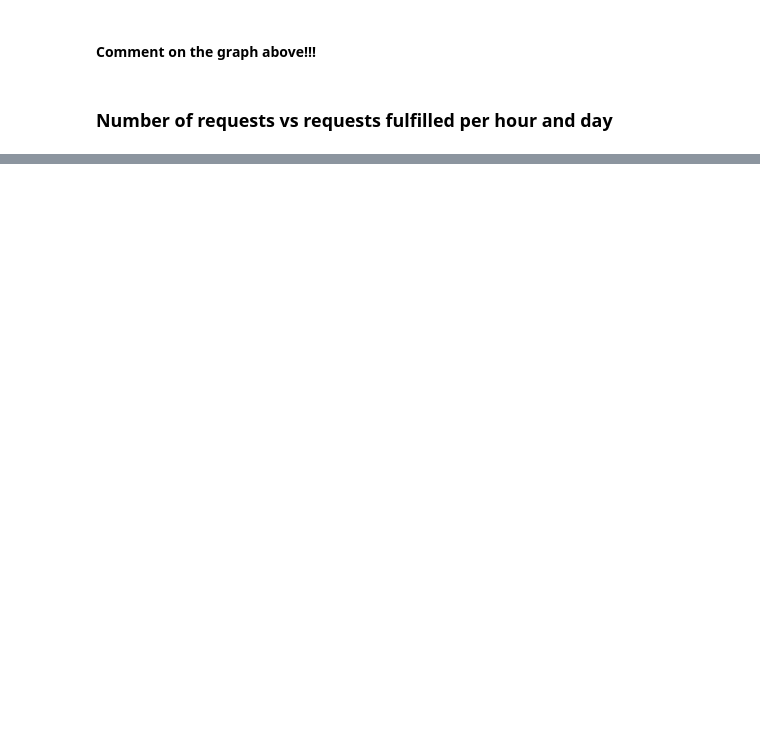
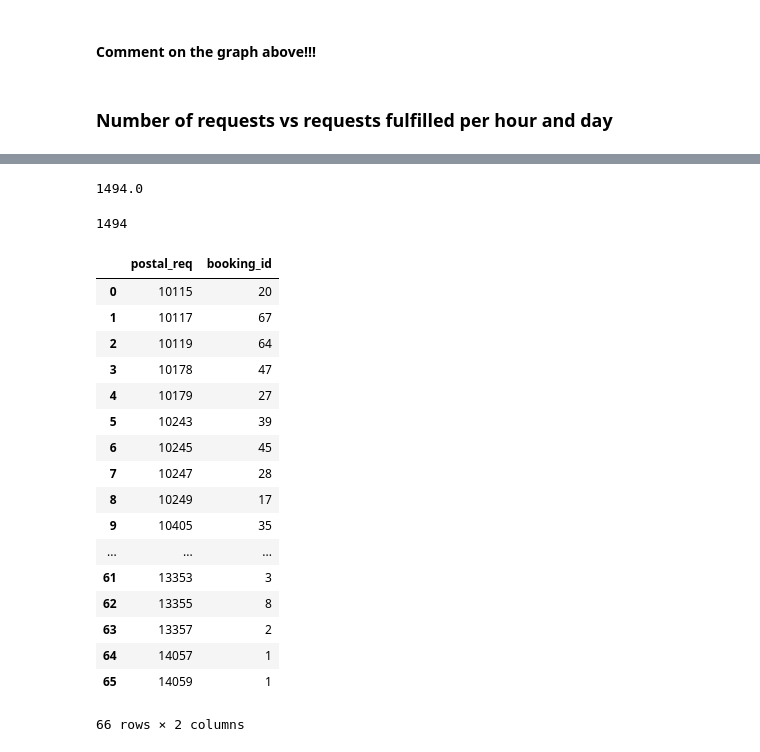
Before and after one commit to jlcoto/door2door_bi, a Jupyter notebook: bi-code-challenge/Exploring_data.ipynb, the cells around one changed output, grey strips where cells are left out. Drawn from its saved outputs; the diff is of its cells as text; code cells hidden in the pictures; blank space fills up the shorter version.

```diff
--- a/bi-code-challenge/Exploring_data.ipynb
+++ b/bi-code-challenge/Exploring_data.ipynb
@@ -299,0 +331,6 @@ Not all the requests of allygator are completed. Sometimes because of different
+# %%
+#Merging first appeareance in data of pickup and drop
+first_pick_drop = pd.merge(first_request, first_drop, on="booking_id", how="outer", indicator=True,
+        suffixes=["_req", "_drop"])
+# %%
+post = gp.GeoDataFrame.from_file('data/post_pl.shp')
@@ -299,0 +523,34 @@ Not all the requests of allygator are completed. Sometimes because of different
+# %%
+first_pick_drop = pd.merge(first_pick_drop, pass_count_pick_closed, on="booking_id", suffixes = ["_p_d", ""])
+# %%
+first_pick_drop_grouping = first_pick_drop.groupby(['first_merge','postal_req']).agg({"booking_id":"count", "passenger_count": np.sum})
+first_pick_drop_grouping = first_pick_drop_grouping.reset_index()
+first_pick_drop_grouping = first_pick_drop_grouping.pivot(index='postal_req', columns='first_merge')
+first_pick_drop_grouping["booking_id"]["both"].sum() + first_pick_drop_grouping["booking_id"]["left_only"].sum()
+# %% [output]
+1494.0
+# %%
+first_pick_drop["postal_req_p_d"].notnull().sum()
+# %% [output]
+1494
+# %%
+first_pick_drop.groupby('postal_req').agg({'booking_id':'count'}).reset_index()
+# %% [output]
+|  | postal_req | booking_id |
+| 0 | 10115 | 20 |
+| 1 | 10117 | 67 |
+| 2 | 10119 | 64 |
+| 3 | 10178 | 47 |
+| 4 | 10179 | 27 |
+| 5 | 10243 | 39 |
+| 6 | 10245 | 45 |
+| 7 | 10247 | 28 |
+| 8 | 10249 | 17 |
+| 9 | 10405 | 35 |
+| ... | ... | ... |
+| 61 | 13353 | 3 |
+| 62 | 13355 | 8 |
+| 63 | 13357 | 2 |
+| 64 | 14057 | 1 |
+| 65 | 14059 | 1 |
+66 rows × 2 columns
```
Also changed, not shown: parts of 40 cells of this notebook, 4 other files.
